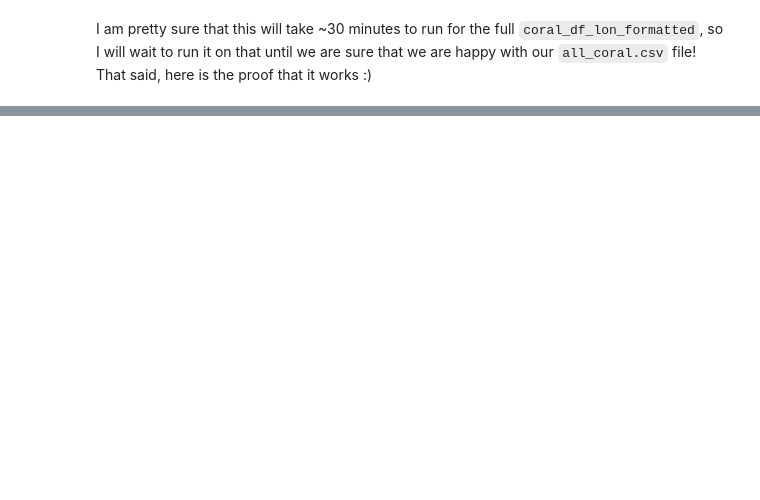
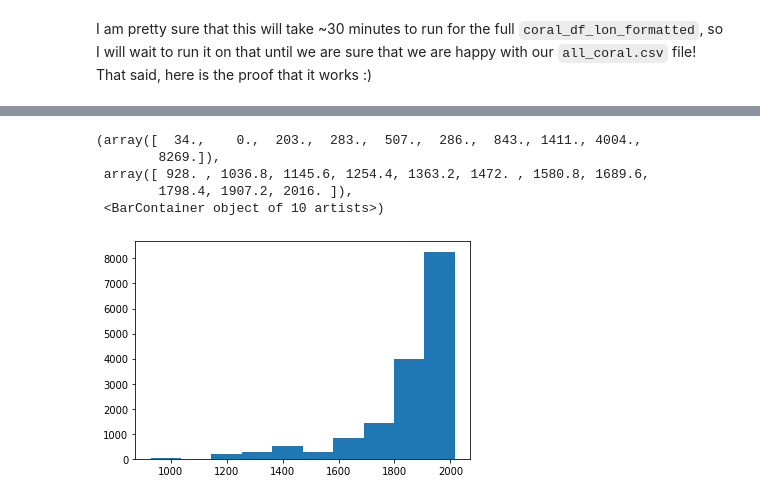
Before and after one commit to p-ai-org/p-climate, a Jupyter notebook: add_temp_coral.ipynb, the cells around one changed output, grey strips where cells are left out. Cells and saved outputs as stored; diff of their text form; code cells hidden in the pictures; blank space fills up the shorter version.

```diff
--- a/add_temp_coral.ipynb
+++ b/add_temp_coral.ipynb
@@ -448,0 +494,10 @@ coral_df_lon_formatted_with_temp
+# %%
+coral_df_lon_formatted_with_temp_outliers_removed = coral_df_lon_formatted_with_temp_outliers_removed[coral_df_lon_formatted_with_temp_outliers_removed['d18o'] != '']
+plt.hist(coral_df_lon_formatted_with_temp_outliers_removed['year'])
+# %% [output]
+(array([  34.,    0.,  203.,  283.,  507.,  286.,  843., 1411., 4004.,
+        8269.]),
+ array([ 928. , 1036.8, 1145.6, 1254.4, 1363.2, 1472. , 1580.8, 1689.6,
+        1798.4, 1907.2, 2016. ]),
+ <BarContainer object of 10 artists>)
+[figure, added]
```
Also changed, not shown: parts of 45 cells of this notebook.
